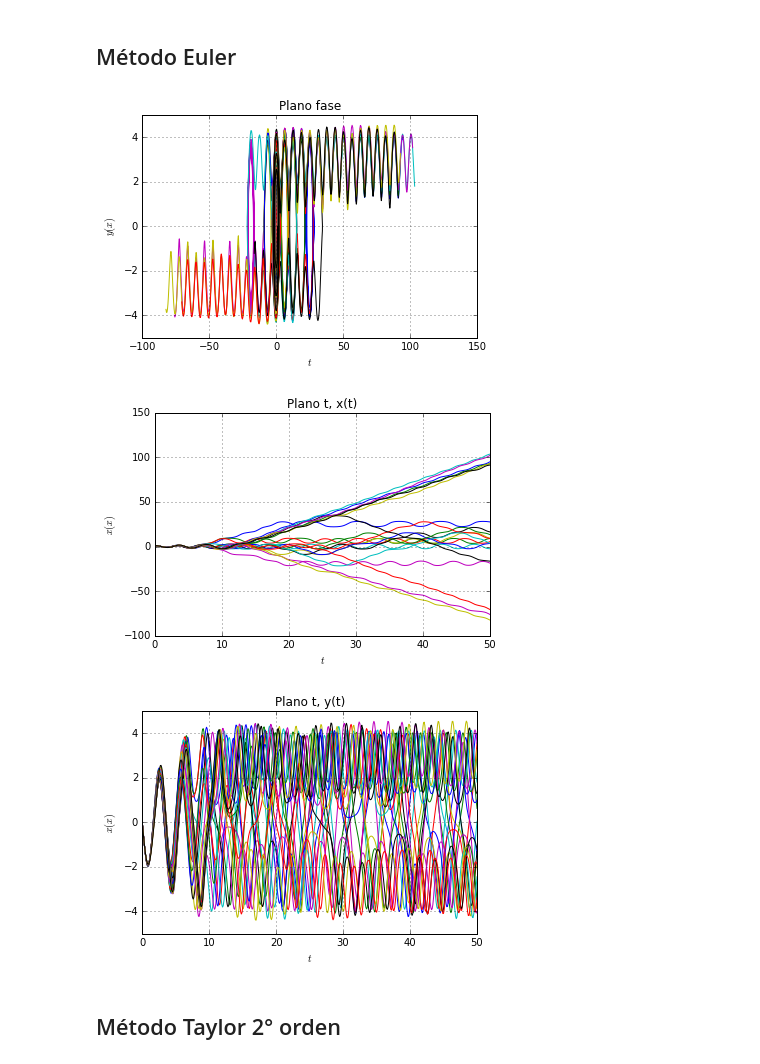
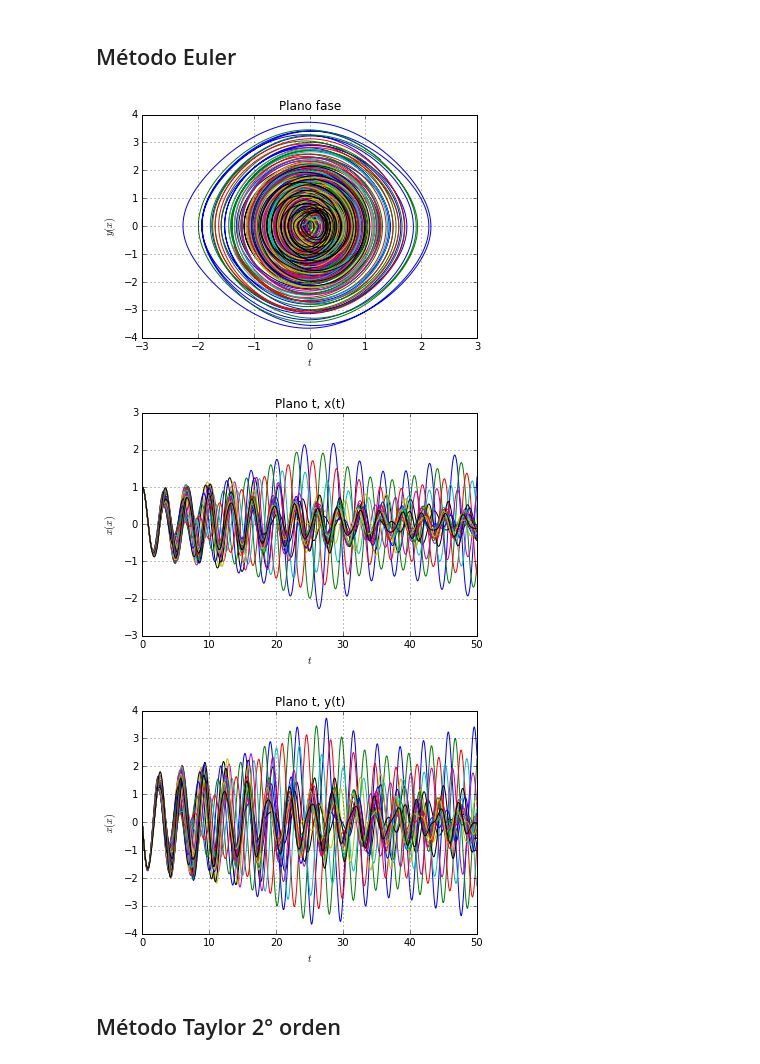
Before and after one commit to Ixchetl14/TAREAS, a Jupyter notebook: Tarea .ipynb, the cells around one changed output. Saved outputs shown, nothing was run; the diff lists cells and outputs as text; code cells hidden in the pictures.

```diff
--- a/Tarea .ipynb
+++ b/Tarea .ipynb
@@ -353,38 +357,38 @@ show()
 # %%
 w=arange(1,3.1,0.1)
 figure(1)
 for i in w:
 
-    t,x= euler_var_m(f1_mod,[1,0],[0,50],0.1,i)
+    t,x= euler_var_m(f1_mod,[1,0],[0,50],0.01,i)
     plot(x[:,0],x[:,1], label="w="+str(i))
 grid(True)
 xlabel("$t$"), ylabel("$y(x)$")
 title("Plano fase")
 
 figure(2)
 for i in w:
 
-    t,x= euler_var_m(f1_mod,[1,0],[0,50],0.1,i)
+    t,x= euler_var_m(f1_mod,[1,0],[0,50],0.01,i)
     plot(t,x[:,0], label="w="+str(i))
 grid(True)
 xlabel("$t$"), ylabel("$x(x)$")
 title("Plano t, x(t)")
 #egend(loc=0)
 
 figure(3)
 for i in w:
 
-    t,x= euler_var_m(f1_mod,[1,0],[0,50],0.1,i)
+    t,x= euler_var_m(f1_mod,[1,0],[0,50],0.01,i)
     plot(t,x[:,1], label="w="+str(i))
 grid(True)
 xlabel("$t$"), ylabel("$x(x)$")
 title("Plano t, y(t)")
 #egend(loc=0)
 show()
 # %% [output]
-[figure, old version]
+[figure, new version]
-[figure, old version]
+[figure, new version]
-[figure, old version]
+[figure, new version]
 # %% [markdown]
 ## Método Taylor 2° orden
 # %%
```
Also changed, not shown: parts of 1 cell of this notebook, 1 other file.
